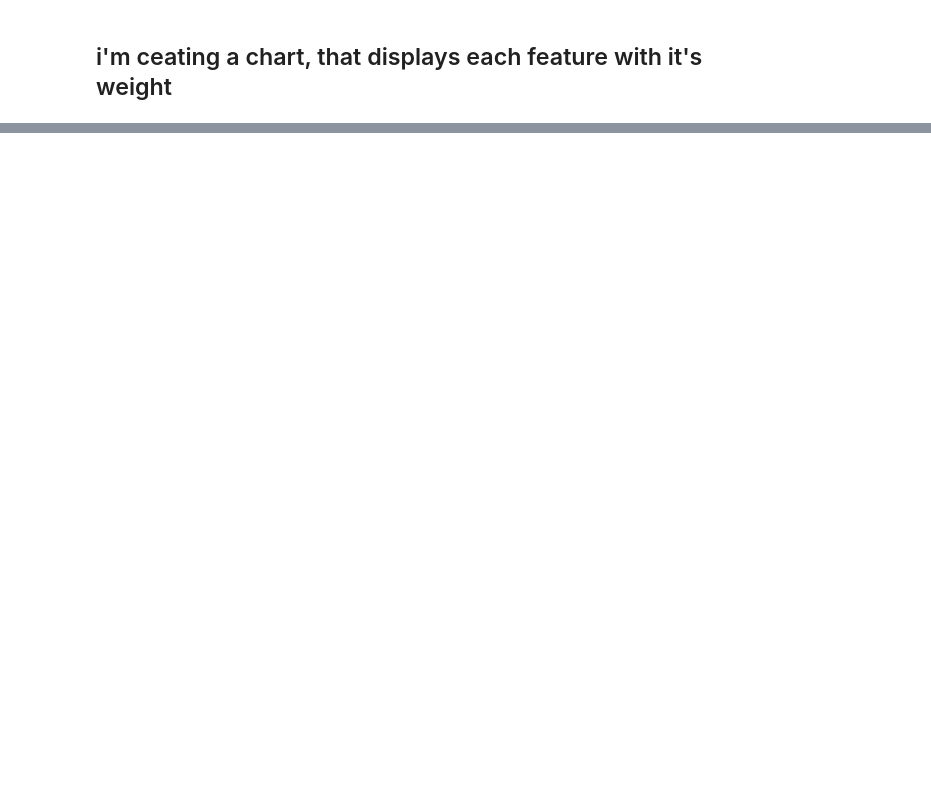
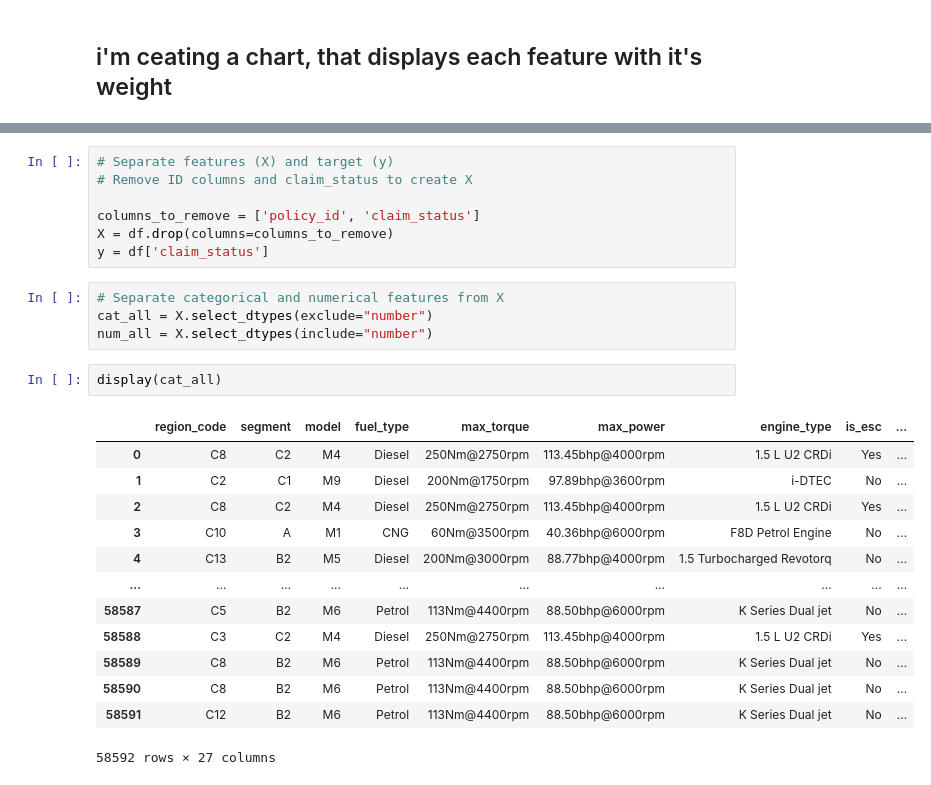
Before and after one commit to tlilimaryem7-cloud/project-2-eda-sql, a Jupyter notebook: mqiuel's_part.ipynb, the cells around one changed output, grey strips where cells are left out. Cells and saved outputs as stored; diff of their text form; blank space fills up the shorter version.

```diff
--- a/mqiuel's_part.ipynb
+++ b/mqiuel's_part.ipynb
@@ -161,0 +149,27 @@ plt.show()
+# %%
+# Separate features (X) and target (y)
+# Remove ID columns and claim_status to create X
+
+columns_to_remove = ['policy_id', 'claim_status']
+X = df.drop(columns=columns_to_remove)
+y = df['claim_status']
+# %%
+# Separate categorical and numerical features from X
+cat_all = X.select_dtypes(exclude="number")
+num_all = X.select_dtypes(include="number")
+# %%
+display(cat_all)
+# %% [output]
+|  | region_code | segment | model | fuel_type | max_torque | max_power | engine_type | is_esc | ... |
+| 0 | C8 | C2 | M4 | Diesel | 250Nm@2750rpm | 113.45bhp@4000rpm | 1.5 L U2 CRDi | Yes | ... |
+| 1 | C2 | C1 | M9 | Diesel | 200Nm@1750rpm | 97.89bhp@3600rpm | i-DTEC | No | ... |
+| 2 | C8 | C2 | M4 | Diesel | 250Nm@2750rpm | 113.45bhp@4000rpm | 1.5 L U2 CRDi | Yes | ... |
+| 3 | C10 | A | M1 | CNG | 60Nm@3500rpm | 40.36bhp@6000rpm | F8D Petrol Engine | No | ... |
+| 4 | C13 | B2 | M5 | Diesel | 200Nm@3000rpm | 88.77bhp@4000rpm | 1.5 Turbocharged Revotorq | No | ... |
+| ... | ... | ... | ... | ... | ... | ... | ... | ... | ... |
+| 58587 | C5 | B2 | M6 | Petrol | 113Nm@4400rpm | 88.50bhp@6000rpm | K Series Dual jet | No | ... |
+| 58588 | C3 | C2 | M4 | Diesel | 250Nm@2750rpm | 113.45bhp@4000rpm | 1.5 L U2 CRDi | Yes | ... |
+| 58589 | C8 | B2 | M6 | Petrol | 113Nm@4400rpm | 88.50bhp@6000rpm | K Series Dual jet | No | ... |
+| 58590 | C8 | B2 | M6 | Petrol | 113Nm@4400rpm | 88.50bhp@6000rpm | K Series Dual jet | No | ... |
+| 58591 | C12 | B2 | M6 | Petrol | 113Nm@4400rpm | 88.50bhp@6000rpm | K Series Dual jet | No | ... |
+58592 rows × 27 columns
```
Also changed, not shown: parts of 7 cells of this notebook.
